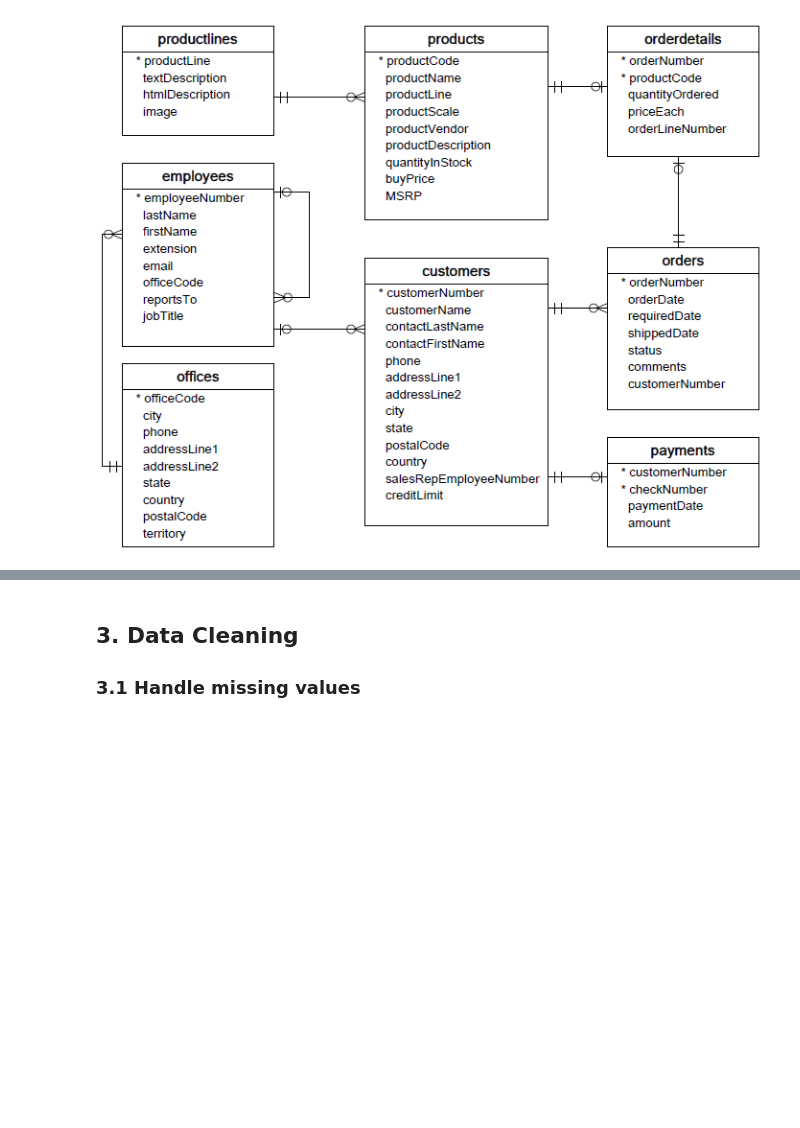
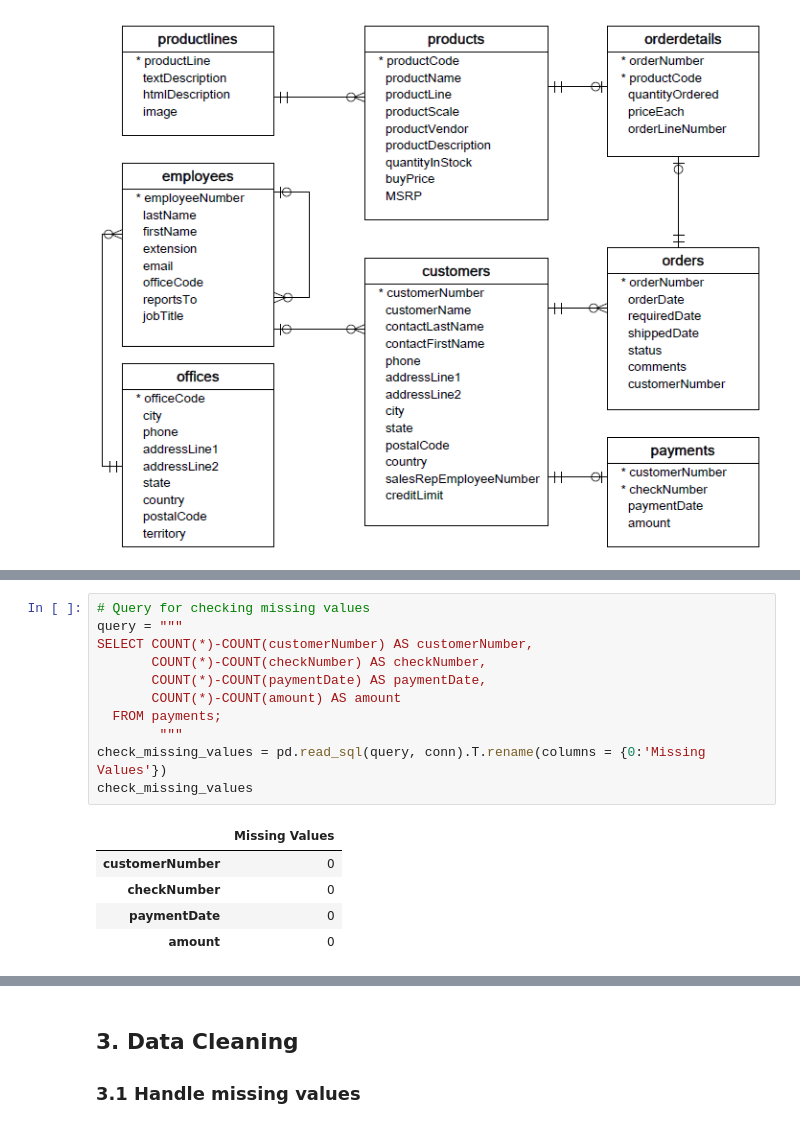
Before and after one commit to mcbrownmwale/Customers_Products_Analysis, a Jupyter notebook: Customers_Products_Analysis.ipynb, the cells around one changed output, grey strips where cells are left out. Cells and saved outputs as stored; diff of their text form; blank space fills up the shorter version.

```diff
--- a/Customers_Products_Analysis.ipynb
+++ b/Customers_Products_Analysis.ipynb
@@ -108,0 +115,17 @@ Image(filename = r"C:\Users\j\Documents\Data Analytics Projects\Customers_Produc
+# %%
+# Query for checking missing values
+query = """
+SELECT COUNT(*)-COUNT(customerNumber) AS customerNumber,
+       COUNT(*)-COUNT(checkNumber) AS checkNumber,
+       COUNT(*)-COUNT(paymentDate) AS paymentDate,
+       COUNT(*)-COUNT(amount) AS amount
+  FROM payments;
+        """
+check_missing_values = pd.read_sql(query, conn).T.rename(columns = {0:'Missing Values'})
+check_missing_values
+# %% [output]
+|  | Missing Values |
+| customerNumber | 0 |
+| checkNumber | 0 |
+| paymentDate | 0 |
+| amount | 0 |
```
Also changed, not shown: parts of 15 cells of this notebook.
